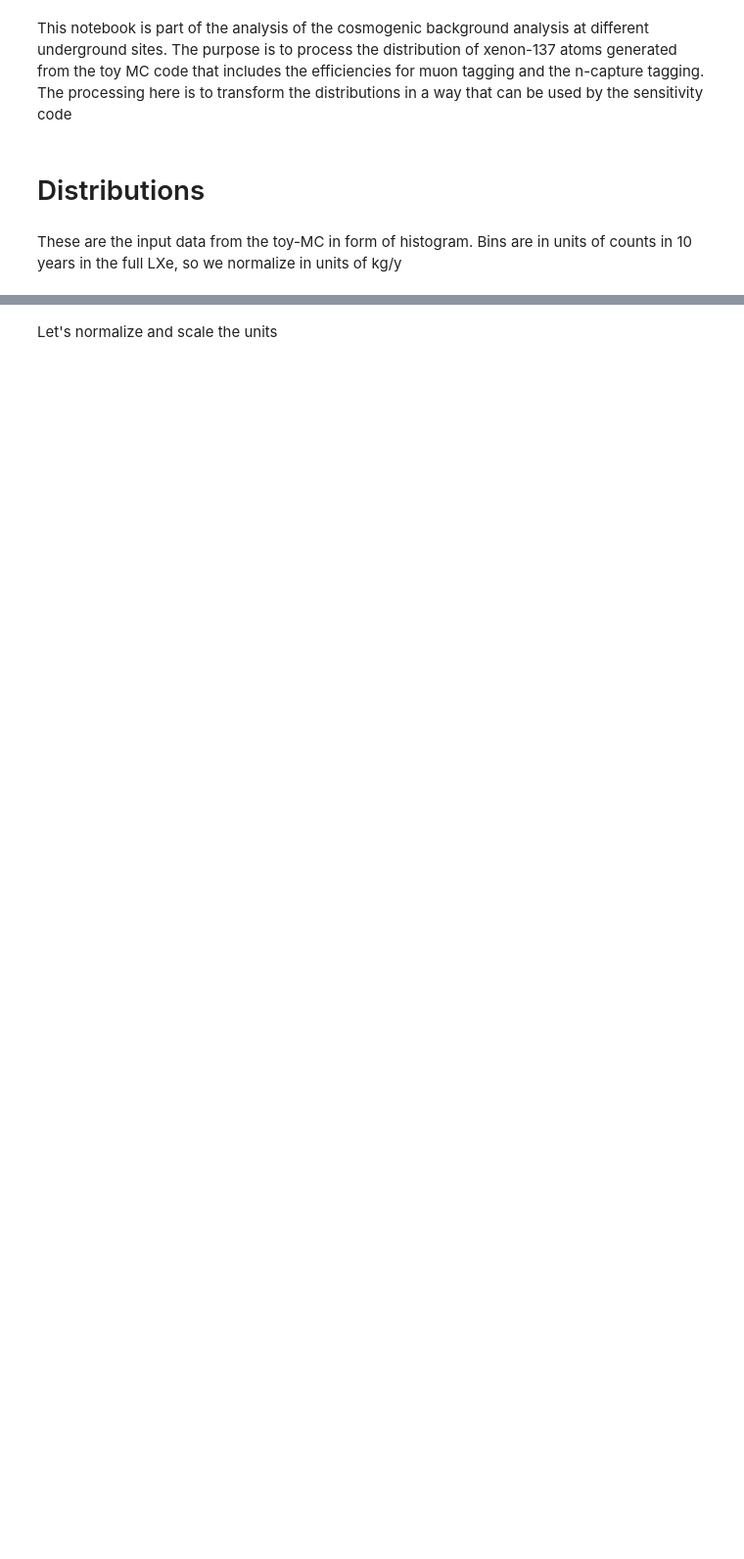
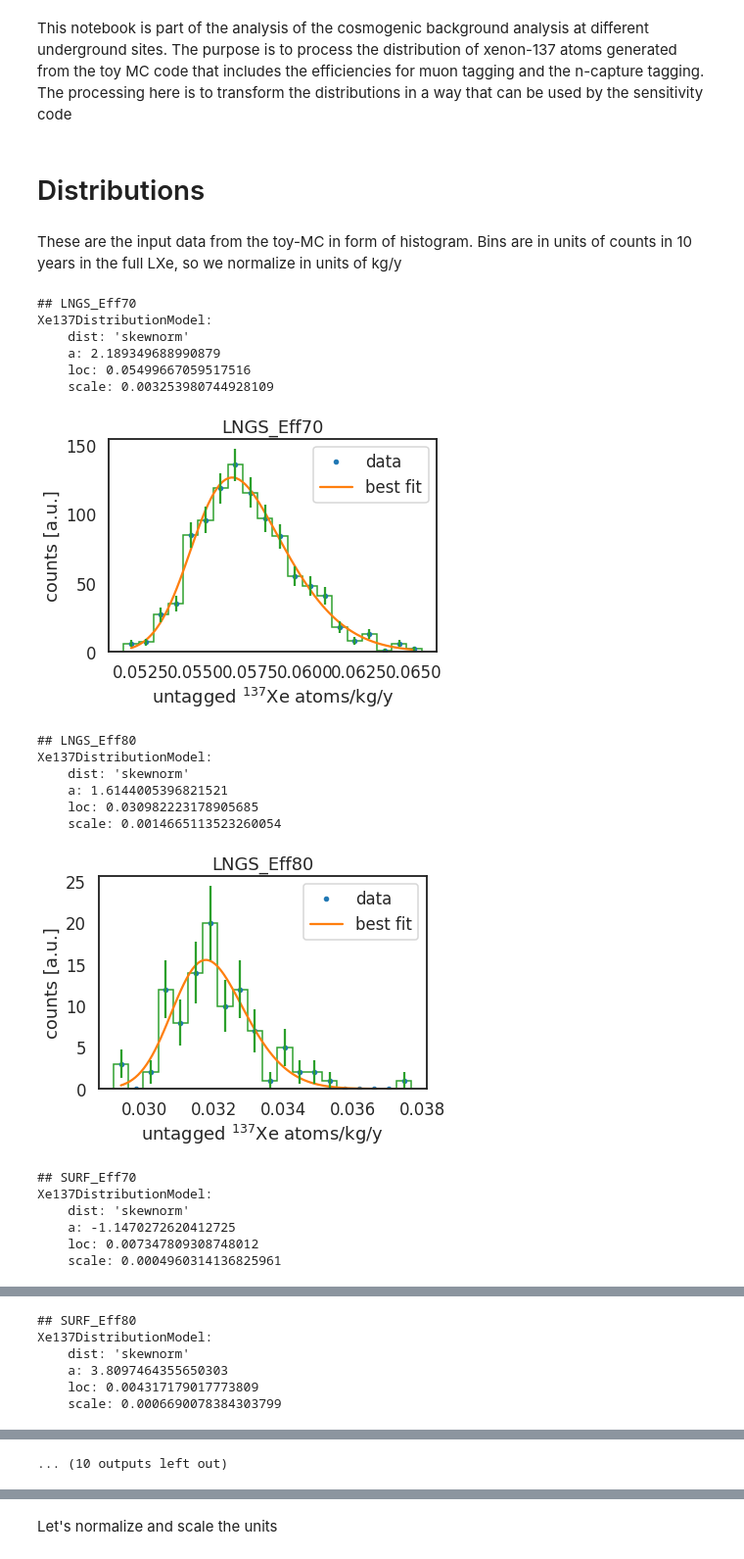
Before and after one commit to YMTheory/sensitivity, a Jupyter notebook: work/SensitivityPaper2020_scripts/SiteSelectionStudy/Xe137_distribution_processing.ipynb, the cells around one changed output, grey strips where cells are left out. Shown at 98% size. Cells and saved outputs as stored; diff of their text form; code cells hidden in the pictures; blank space fills up the shorter version.

```diff
--- a/work/SensitivityPaper2020_scripts/SiteSelectionStudy/Xe137_distribution_processing.ipynb
+++ b/work/SensitivityPaper2020_scripts/SiteSelectionStudy/Xe137_distribution_processing.ipynb
@@ -22,11 +22,21 @@ counts = [6, 7, 27, 35, 85, 96, 119, 136, 116, 97, 84, 55, 48, 41, 18,  8, 13,
 bins = [2533., 2566.3, 2599.6, 2632.9, 2666.2, 2699.5, 2732.8, 2766.1, 2799.4, 2832.7, 2866., 2899.3, 2932.6, 2965.9, 2999.2, 3032.5, 3065.8, 3099.1, 3132.4, 3165.7, 3199.]
 hints = {'amplitude': 1, 'center':1, 'sigma':0.4, 'gamma':1}
 dist_dict['LNGS_Eff70'] = {'counts':counts, 'bins':np.array(bins)/10./4896., 'hints':hints}
+# %%
+counts = [ 1,  1,  2,  2,  2,  1,  4,  8,  8,  9,  6, 18,  7, 13,  5,  2,  4,  2, 3,  2]
+bins = [1583.  , 1596.05, 1609.1 , 1622.15, 1635.2 , 1648.25, 1661.3 , 1674.35, 1687.4, 1700.45, 1713.5 , 1726.55, 1739.6 , 1752.65, 1765.7 , 1778.75, 1791.8 , 1804.85, 1817.9 , 1830.95, 1844.  ]
+hints = {'amplitude': 1, 'center':1, 'sigma':0.4, 'gamma':1}
+dist_dict['LNGS_Eff74'] = {'counts':counts, 'bins':np.array(bins)/10./4896., 'hints':hints}
 # %%
 counts = [3, 0, 2, 12, 8, 14, 20, 10, 12, 7, 1, 5, 2, 2, 1, 0, 0, 0, 0, 1]
 bins = [1426., 1446.95, 1467.9, 1488.85, 1509.8, 1530.75, 1551.7, 1572.65, 1593.6, 1614.55, 1635.5, 1656.45, 1677.4, 1698.35, 1719.3, 1740.25, 1761.2, 1782.15, 1803.1, 1824.05, 1845.]
 hints = {'amplitude': 1, 'center':1, 'sigma':0.4, 'gamma':1}
 dist_dict['LNGS_Eff80'] = {'counts':counts, 'bins':np.array(bins)/10./4896., 'hints':hints}
+# %%
+counts = [ 1,  2,  0,  2,  5,  3,  5, 13, 11, 10, 16, 10,  8,  3,  1,  4,  4,  1, 0,  1]
+bins = [503., 510.65, 518.3 , 525.95, 533.6 , 541.25, 548.9 , 556.55, 564.2 , 571.85, 579.5 , 587.15, 594.8 , 602.45, 610.1 , 617.75, 625.4 , 633.05, 640.7 , 648.35, 656.  ]
+hints = {'amplitude': 1, 'center':1, 'sigma':0.4, 'gamma':1}
+dist_dict['LNGS_Eff93'] = {'counts':counts, 'bins':np.array(bins)/10./4896., 'hints':hints}
 # %%
 counts = [1, 1, 2, 1, 5, 10, 6, 12, 13, 15, 14, 5, 4, 6, 3, 1, 0, 0, 0, 1]
 bins = [287., 293.7, 300.4, 307.1, 313.8, 320.5, 327.2, 333.9, 340.6, 347.3, 354., 360.7, 367.4, 374.1, 380.8, 387.5, 394.2, 400.9, 407.6, 414.3, 421., ]
@@ -42,11 +52,21 @@ counts = [129, 1267, 3508, 3233, 1353, 373, 62, 27, 23, 9, 10, 0, 0, 0, 0, 0, 0,
 bins = [9., 15.2, 21.4, 27.6, 33.8, 40., 46.2, 52.4, 58.6, 64.8, 71., 77.2, 83.4, 89.6, 95.8, 102., 108.2, 114.4, 120.6, 126.8, 133.]
 hints = {'amplitude': 1, 'center':1, 'sigma':0.4, 'gamma':1}
 dist_dict['SNOLAB_Eff70'] = {'counts':counts, 'bins':np.array(bins)/10./4896., 'hints':hints}
+# %%
+counts = [ 2,  0, 10, 10, 24, 24, 45, 34, 67, 40, 34, 47, 17, 25, 12,  6,  1,  1, 0,  1]
+bins = [ 6.  ,  7.45,  8.9 , 10.35, 11.8 , 13.25, 14.7 , 16.15, 17.6 , 19.05, 20.5 , 21.95, 23.4 , 24.85, 26.3 , 27.75, 29.2 , 30.65, 32.1 , 33.55, 35.  ]
+hints = {'amplitude': 1, 'center':1, 'sigma':0.4, 'gamma':1}
+dist_dict['SNOLAB_Eff74'] = {'counts':counts, 'bins':np.array(bins)/10./4896., 'hints':hints}
 # %%
 counts = [1, 2, 2, 8, 9, 17, 18, 5, 15, 5, 6, 7, 2, 2, 0, 0, 0, 0, 0, 1]
 bins = [7., 8.6, 10.2, 11.8, 13.4, 15., 16.6, 18.2, 19.8, 21.4, 23., 24.6, 26.2, 27.8, 29.4, 31., 32.6, 34.2, 35.8, 37.4, 39., ]
 hints = {'amplitude': 1, 'center':1, 'sigma':0.4, 'gamma':1}
 dist_dict['SNOLAB_Eff80'] = {'counts':counts, 'bins':np.array(bins)/10./4896., 'hints':hints}
+# %%
+counts = [ 1,  2, 16,  0, 27, 55,  0, 57, 64,  0, 46, 46, 32,  0, 24, 17,  0,  5, 7,  1]
+bins = [ 0. ,  0.7,  1.4,  2.1,  2.8,  3.5,  4.2,  4.9,  5.6,  6.3,  7. ,  7.7,  8.4,  9.1,  9.8, 10.5, 11.2, 11.9, 12.6, 13.3, 14. ]
+hints = {'amplitude': 1, 'center':1, 'sigma':0.4, 'gamma':1}
+dist_dict['SNOLAB_Eff93'] = {'counts':counts, 'bins':np.array(bins)/10./4896., 'hints':hints}
 # %%
 counts = [1, 0, 4, 2, 0, 1, 2, 1, 2, 1, 4, 0, 0, 0, 0, 0, 0, 0, 1, 1]
 bins = [17533. , 17565.9, 17598.8, 17631.7, 17664.6, 17697.5, 17730.4, 17763.3, 17796.2, 17829.1, 17862. , 17894.9, 17927.8, 17960.7, 17993.6, 18026.5,18059.4, 18092.3, 18125.2, 18158.1, 18191. ]
@@ -55,21 +75,43 @@ dist_dict['WIPP_Eff70'] = {'counts':counts, 'bins':np.array(bins)/10./4896., 'hi
 # %%
 results = {}
 for label, v in dist_dict.items():
     print(f'## {label}')
     h = Hist.new.Regular(len(v['counts']), v['bins'][0], v['bins'][-1], name='cts/kg/y').Double()
     h[:] = v['counts']
     model = SkewedGaussianModel()
     params = model.make_params(**v['hints'])
     result = model.fit(v['counts'], params, x=h.axes[0].centers)
     results[label] = result
     print("Xe137DistributionModel: ")
     print("    dist: 'skewnorm'")
     print(f"    a: {result.best_values['gamma']}")
     print(f"    loc: {result.best_values['center']}")
     print(f"    scale: {result.best_values['sigma']}\n\n")
     # print(result.fit_report())
-    result.plot_fit(numpoints=100)
+    result.plot_fit(datafmt='.', numpoints=100)
+    h.plot()
     plt.xlabel('untagged $^{137}$Xe atoms/kg/y')
     plt.ylabel('counts [a.u.]')
     plt.title(label)
     plt.show()
+# %% [output]
+## LNGS_Eff70
+Xe137DistributionModel:
+    dist: 'skewnorm'
+    a: 2.189349688990879
+    loc: 0.05499667059517516
+    scale: 0.003253980744928109
+[figure, added]
+## LNGS_Eff80
+Xe137DistributionModel:
+    dist: 'skewnorm'
+    a: 1.6144005396821521
+    loc: 0.030982223178905685
+    scale: 0.0014665113523260054
+[figure, added]
+## SURF_Eff70
+Xe137DistributionModel:
+    dist: 'skewnorm'
+    a: -1.1470272620412725
+    loc: 0.007347809308748012
+    scale: 0.0004960314136825961
@@ -75,0 +119,6 @@ for label, v in dist_dict.items():
+## SURF_Eff80
+Xe137DistributionModel:
+    dist: 'skewnorm'
+    a: 3.8097464355650303
+    loc: 0.004317179017773809
+    scale: 0.0006690078384303799
@@ -76,3 +140,4 @@ for label, v in dist_dict.items():
+... (10 outputs left out)
 # %%
 ref_spec_activ = 2.684796228e-8 # mBq/kg, from R-088.1 materials db
 with open(Path('results') / 'spec_activities.txt', 'a') as f:
```
Also changed, not shown: parts of 16 cells of this notebook, 5 other files.
